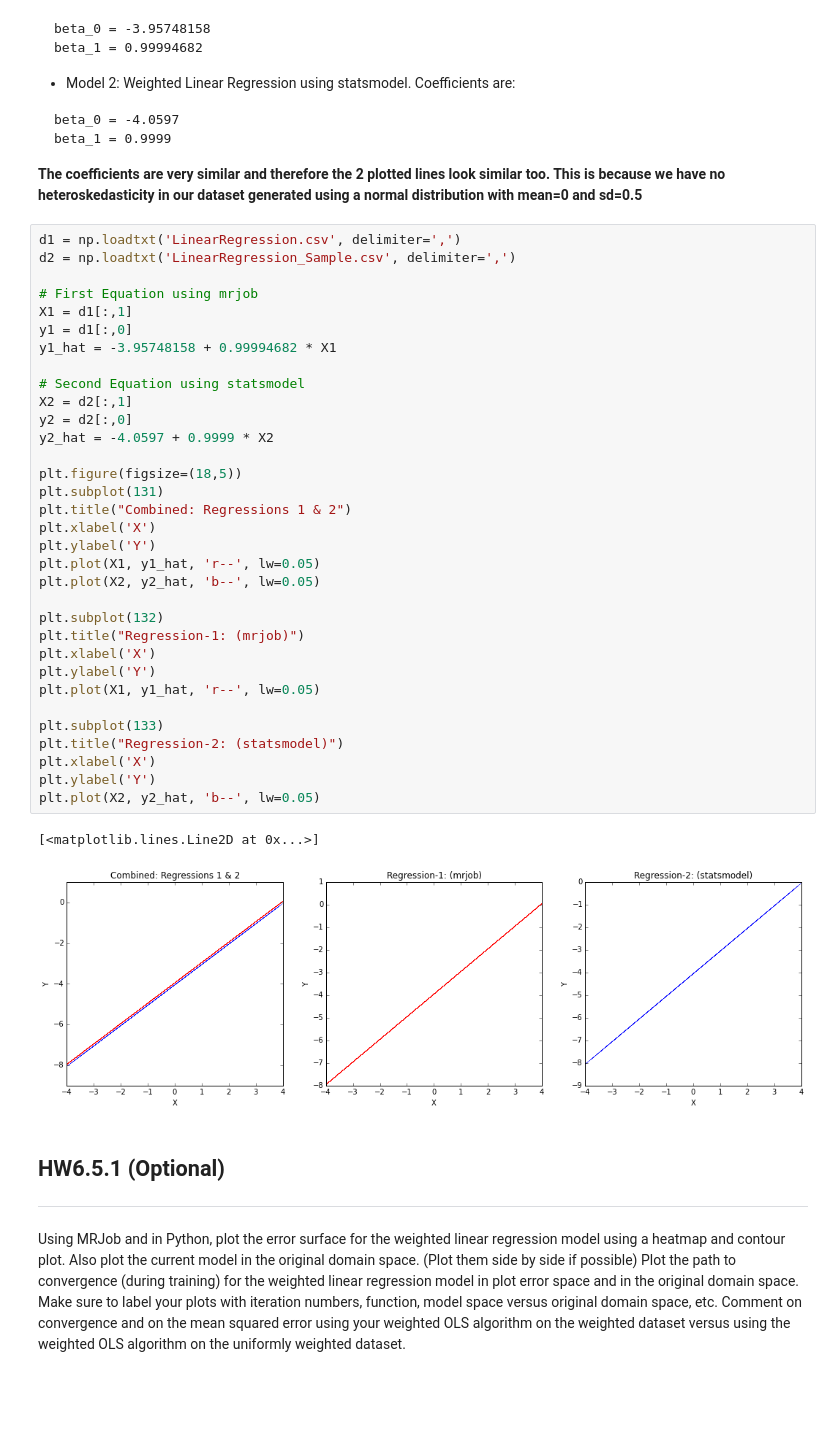
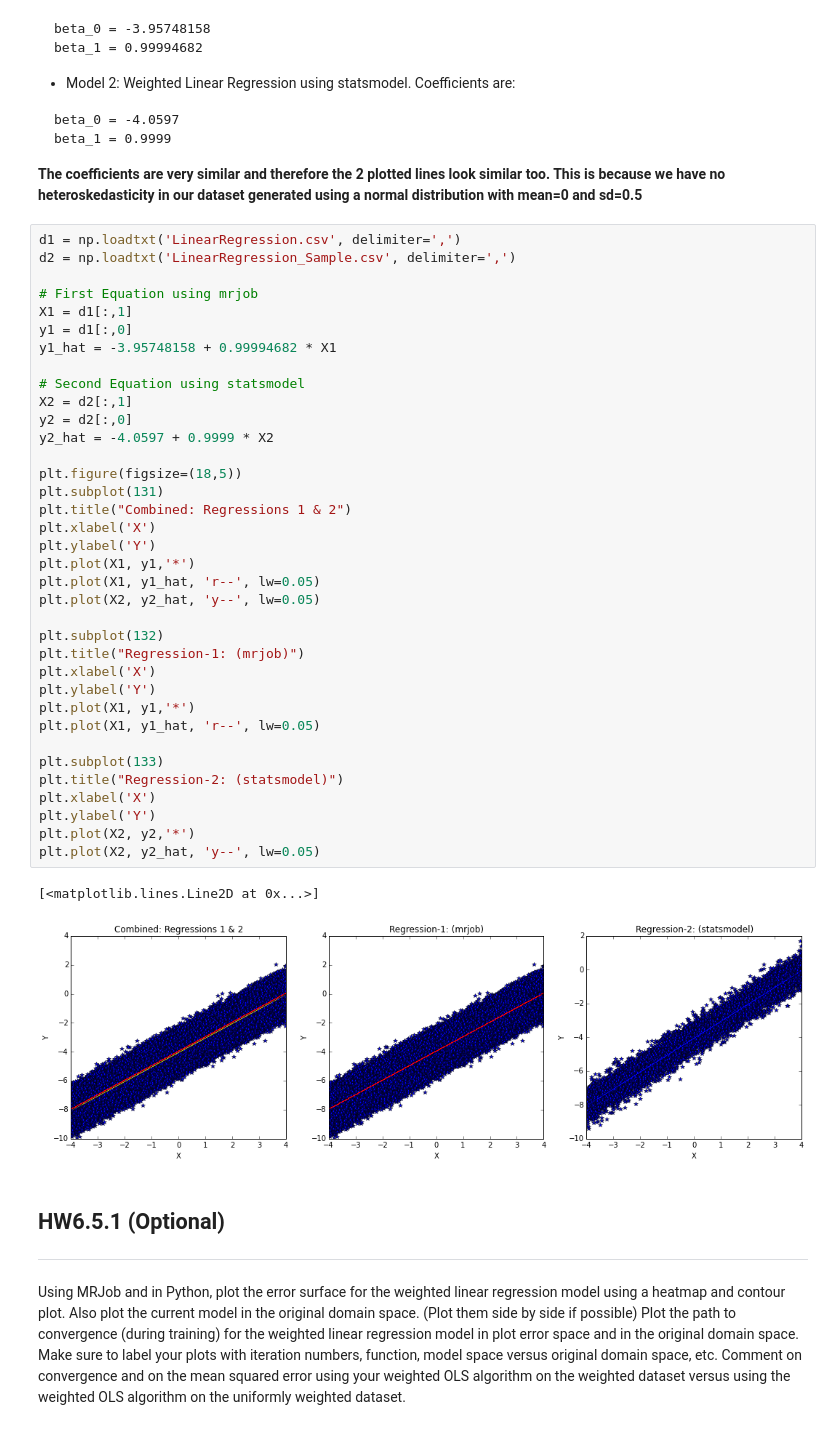
Before and after one commit to sayantansatpati/ml, a Jupyter notebook: w261/wk6/MIDS-W261-2015-HWK-Week06-Satpati.ipynb, the cells around one changed output. Drawn from its saved outputs; the diff is of its cells as text; blank space fills up the shorter version.

Commit message:
Better Plot for 6.5

```diff
--- a/w261/wk6/MIDS-W261-2015-HWK-Week06-Satpati.ipynb
+++ b/w261/wk6/MIDS-W261-2015-HWK-Week06-Satpati.ipynb
@@ -516,36 +516,39 @@ d2 = np.loadtxt('LinearRegression_Sample.csv', delimiter=',')
 
 # First Equation using mrjob
 X1 = d1[:,1]
 y1 = d1[:,0]
 y1_hat = -3.95748158 + 0.99994682 * X1
 
 # Second Equation using statsmodel
 X2 = d2[:,1]
 y2 = d2[:,0]
 y2_hat = -4.0597 + 0.9999 * X2
 
 plt.figure(figsize=(18,5))
 plt.subplot(131)
 plt.title("Combined: Regressions 1 & 2")
 plt.xlabel('X')
 plt.ylabel('Y')
+plt.plot(X1, y1,'*')
 plt.plot(X1, y1_hat, 'r--', lw=0.05)
-plt.plot(X2, y2_hat, 'b--', lw=0.05)
+plt.plot(X2, y2_hat, 'y--', lw=0.05)
 
 plt.subplot(132)
 plt.title("Regression-1: (mrjob)")
 plt.xlabel('X')
 plt.ylabel('Y')
+plt.plot(X1, y1,'*')
 plt.plot(X1, y1_hat, 'r--', lw=0.05)
 
 plt.subplot(133)
 plt.title("Regression-2: (statsmodel)")
 plt.xlabel('X')
 plt.ylabel('Y')
-plt.plot(X2, y2_hat, 'b--', lw=0.05)
+plt.plot(X2, y2,'*')
+plt.plot(X2, y2_hat, 'y--', lw=0.05)
 # %% [output]
 [<matplotlib.lines.Line2D at 0x...>]
-[figure, old version]
+[figure, new version]
 # %% [markdown]
 ## HW6.5.1 (Optional)
 ---
```
Also changed, not shown: parts of 2 cells of this notebook, 2 other files.
